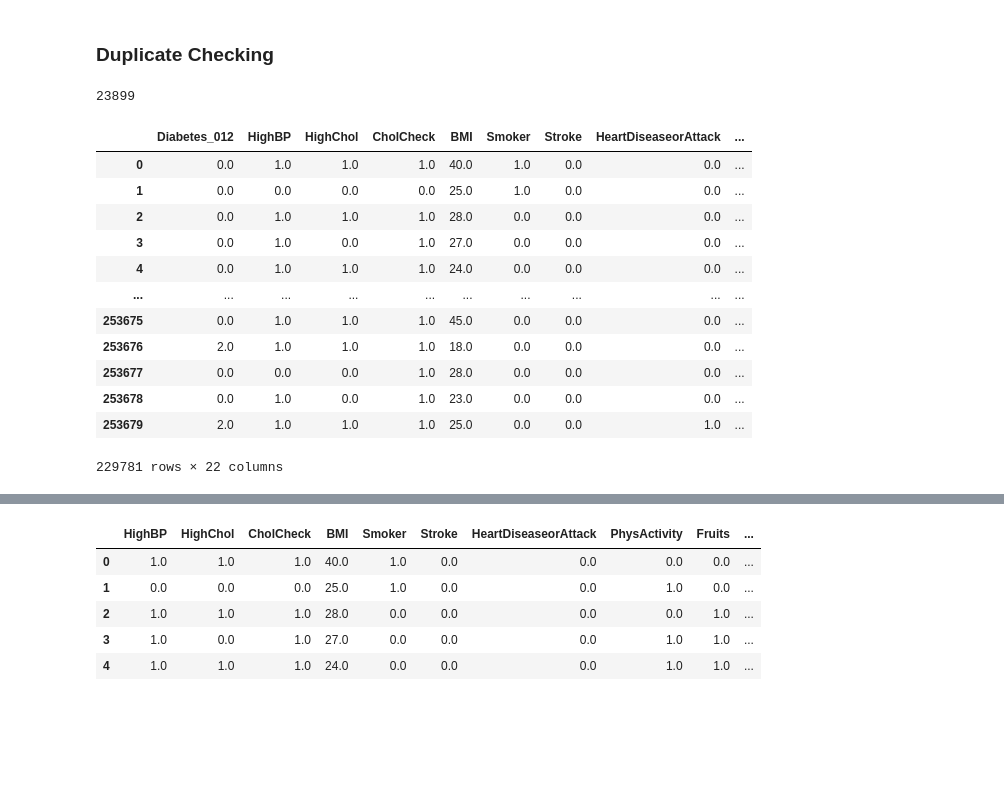
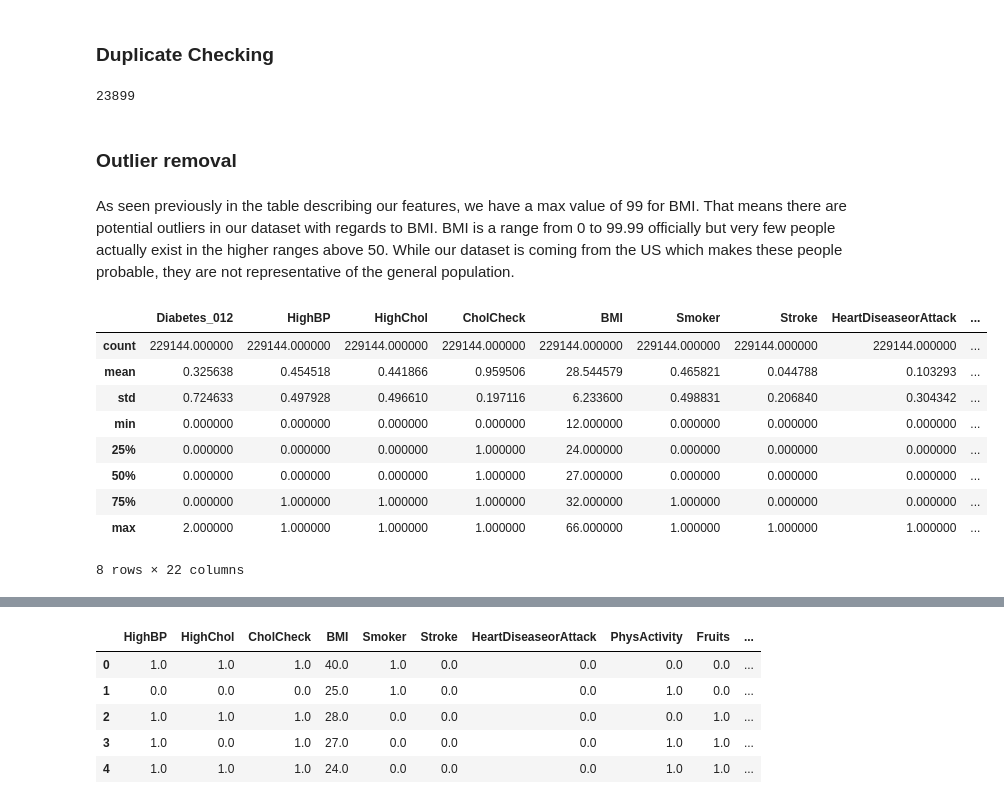
Before and after one commit to CoreyJiaJinHe/DataAnalysisProject, a Jupyter notebook: jupyterlab files/Diabetes.ipynb, the cells around one changed output, grey strips where cells are left out. Saved outputs shown, nothing was run; the diff lists cells and outputs as text; code cells hidden in the pictures; blank space fills up the shorter version.

```diff
--- a/jupyterlab files/Diabetes.ipynb
+++ b/jupyterlab files/Diabetes.ipynb
@@ -79,22 +77,27 @@ dtype: int64
 <h3>Duplicate Checking</h3>
 # %%
 print(df.duplicated().sum())
-df.drop_duplicates()
+df=df.drop_duplicates()
 # %% [output]
 23899
-|  | Diabetes_012 | HighBP | HighChol | CholCheck | BMI | Smoker | Stroke | HeartDiseaseorAttack | ... |
-| 0 | 0.0 | 1.0 | 1.0 | 1.0 | 40.0 | 1.0 | 0.0 | 0.0 | ... |
-| 1 | 0.0 | 0.0 | 0.0 | 0.0 | 25.0 | 1.0 | 0.0 | 0.0 | ... |
-| 2 | 0.0 | 1.0 | 1.0 | 1.0 | 28.0 | 0.0 | 0.0 | 0.0 | ... |
-| 3 | 0.0 | 1.0 | 0.0 | 1.0 | 27.0 | 0.0 | 0.0 | 0.0 | ... |
-| 4 | 0.0 | 1.0 | 1.0 | 1.0 | 24.0 | 0.0 | 0.0 | 0.0 | ... |
-| ... | ... | ... | ... | ... | ... | ... | ... | ... | ... |
-| 253675 | 0.0 | 1.0 | 1.0 | 1.0 | 45.0 | 0.0 | 0.0 | 0.0 | ... |
-| 253676 | 2.0 | 1.0 | 1.0 | 1.0 | 18.0 | 0.0 | 0.0 | 0.0 | ... |
-| 253677 | 0.0 | 0.0 | 0.0 | 1.0 | 28.0 | 0.0 | 0.0 | 0.0 | ... |
-| 253678 | 0.0 | 1.0 | 0.0 | 1.0 | 23.0 | 0.0 | 0.0 | 0.0 | ... |
-| 253679 | 2.0 | 1.0 | 1.0 | 1.0 | 25.0 | 0.0 | 0.0 | 1.0 | ... |
-229781 rows × 22 columns
+# %% [markdown]
+<h3>Outlier removal</h3>
+# %% [markdown]
+<p>As seen previously in the table describing our features, we have a max value of 99 for BMI. That means there are potential outliers in our dataset with regards to BMI. BMI is a range from 0 to 99.99 officially but very few people actually exist in the higher ranges above 50. While our dataset is coming from the US which makes these people probable, they are not representative of the general population.</p>
+# %%
+df=df.drop(df[df.BMI>66].index)
+df.describe()
+# %% [output]
+|  | Diabetes_012 | HighBP | HighChol | CholCheck | BMI | Smoker | Stroke | HeartDiseaseorAttack | ... |
+| count | 229144.000000 | 229144.000000 | 229144.000000 | 229144.000000 | 229144.000000 | 229144.000000 | 229144.000000 | 229144.000000 | ... |
+| mean | 0.325638 | 0.454518 | 0.441866 | 0.959506 | 28.544579 | 0.465821 | 0.044788 | 0.103293 | ... |
+| std | 0.724633 | 0.497928 | 0.496610 | 0.197116 | 6.233600 | 0.498831 | 0.206840 | 0.304342 | ... |
+| min | 0.000000 | 0.000000 | 0.000000 | 0.000000 | 12.000000 | 0.000000 | 0.000000 | 0.000000 | ... |
+| 25% | 0.000000 | 0.000000 | 0.000000 | 1.000000 | 24.000000 | 0.000000 | 0.000000 | 0.000000 | ... |
+| 50% | 0.000000 | 0.000000 | 0.000000 | 1.000000 | 27.000000 | 0.000000 | 0.000000 | 0.000000 | ... |
+| 75% | 0.000000 | 1.000000 | 1.000000 | 1.000000 | 32.000000 | 1.000000 | 0.000000 | 0.000000 | ... |
+| max | 2.000000 | 1.000000 | 1.000000 | 1.000000 | 66.000000 | 1.000000 | 1.000000 | 1.000000 | ... |
+8 rows × 22 columns
 # %%
 df.shape
 # %% [output]
```
Also changed, not shown: parts of 39 cells of this notebook, 3 other files.
